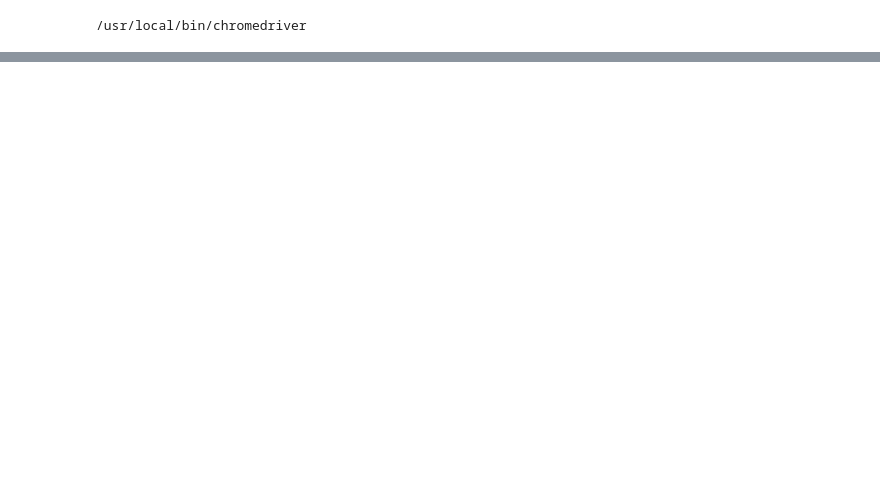
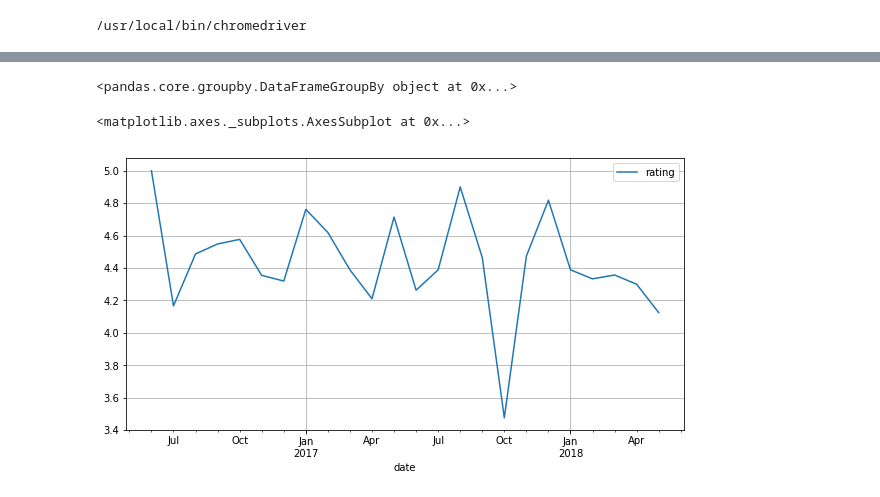
Before and after one commit to Gryazzz/Review, a Jupyter notebook: Reviews.ipynb, the cells around one changed output, grey strips where cells are left out. Drawn from its saved outputs; the diff is of its cells as text; code cells hidden in the pictures; blank space fills up the shorter version.

```diff
--- a/Reviews.ipynb
+++ b/Reviews.ipynb
@@ -164,0 +269,11 @@ except ElementDoesNotExist:
+# %%
+df.groupby(['rating', 'date'])
+# %% [output]
+<pandas.core.groupby.DataFrameGroupBy object at 0x...>
+# %%
+df1 = df.groupby(pd.Grouper(key='date', freq='1M')).mean()
+# %%
+df1.plot(grid=True, figsize=(10,5))
+# %% [output]
+<matplotlib.axes._subplots.AxesSubplot at 0x...>
+[figure, added]
```
Also changed, not shown: parts of 14 cells of this notebook.
